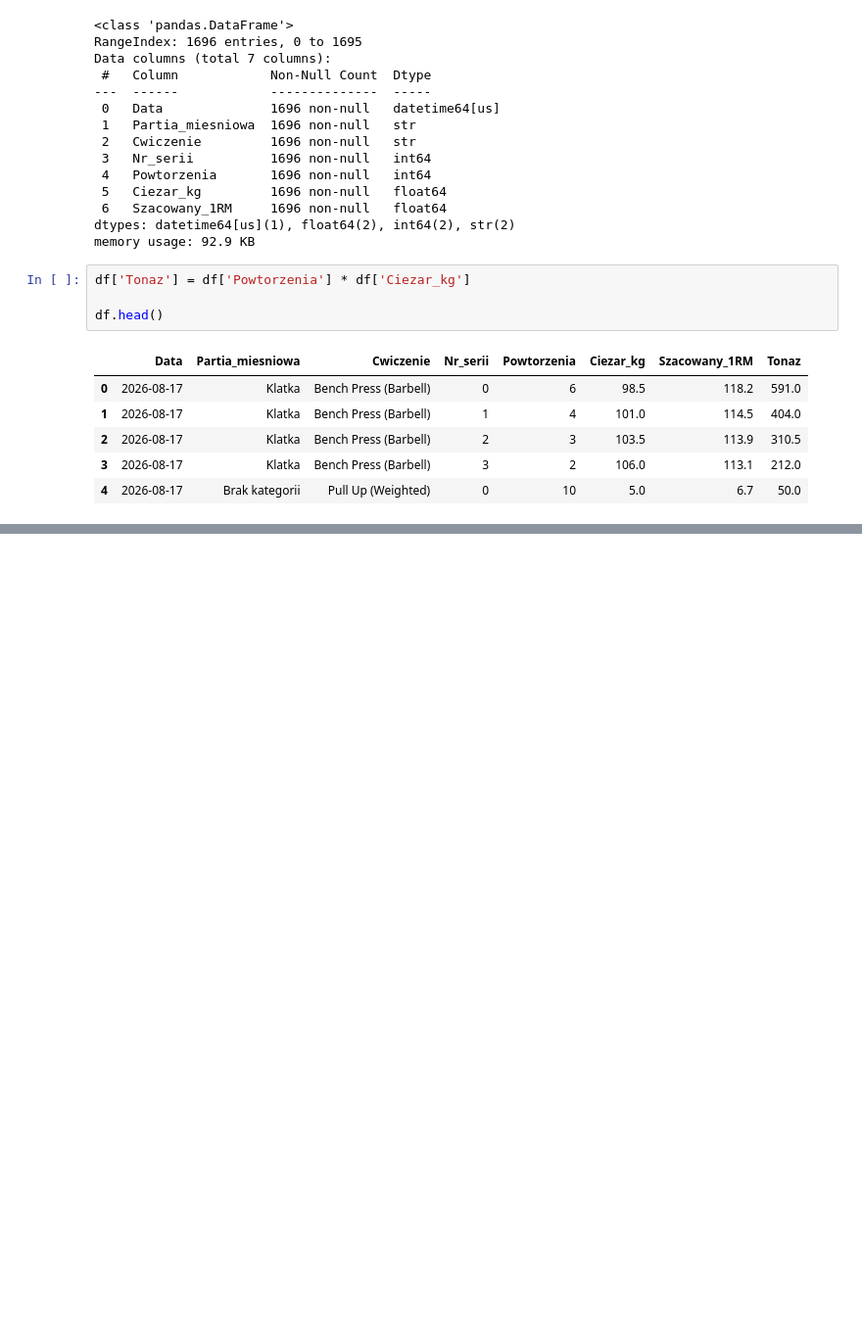
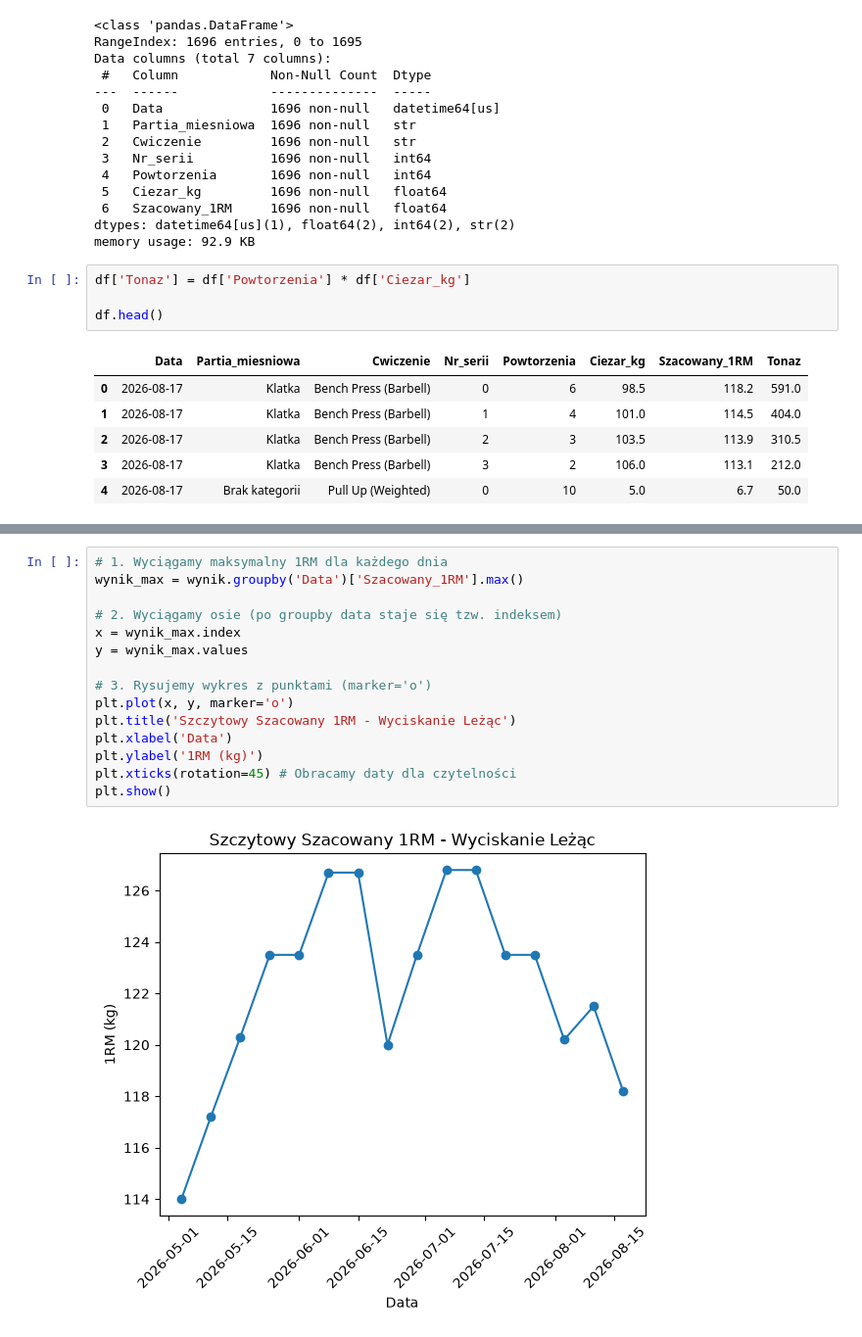
Before and after one commit to bartli555/gym_tracker, a Jupyter notebook: Untitled.ipynb, the cells around one changed output, grey strips where cells are left out. Shown at 98% size. Cells and saved outputs as stored; diff of their text form; blank space fills up the shorter version.

```diff
--- a/Untitled.ipynb
+++ b/Untitled.ipynb
@@ -66,0 +136,17 @@ df.head()
+# %%
+# 1. Wyciągamy maksymalny 1RM dla każdego dnia
+wynik_max = wynik.groupby('Data')['Szacowany_1RM'].max()
+
+# 2. Wyciągamy osie (po groupby data staje się tzw. indeksem)
+x = wynik_max.index
+y = wynik_max.values
+
+# 3. Rysujemy wykres z punktami (marker='o')
+plt.plot(x, y, marker='o')
+plt.title('Szczytowy Szacowany 1RM - Wyciskanie Leżąc')
+plt.xlabel('Data')
+plt.ylabel('1RM (kg)')
+plt.xticks(rotation=45) # Obracamy daty dla czytelności
+plt.show()
+# %% [output]
+[figure, added]
```
Also changed, not shown: parts of 5 cells of this notebook, 1 other file.
